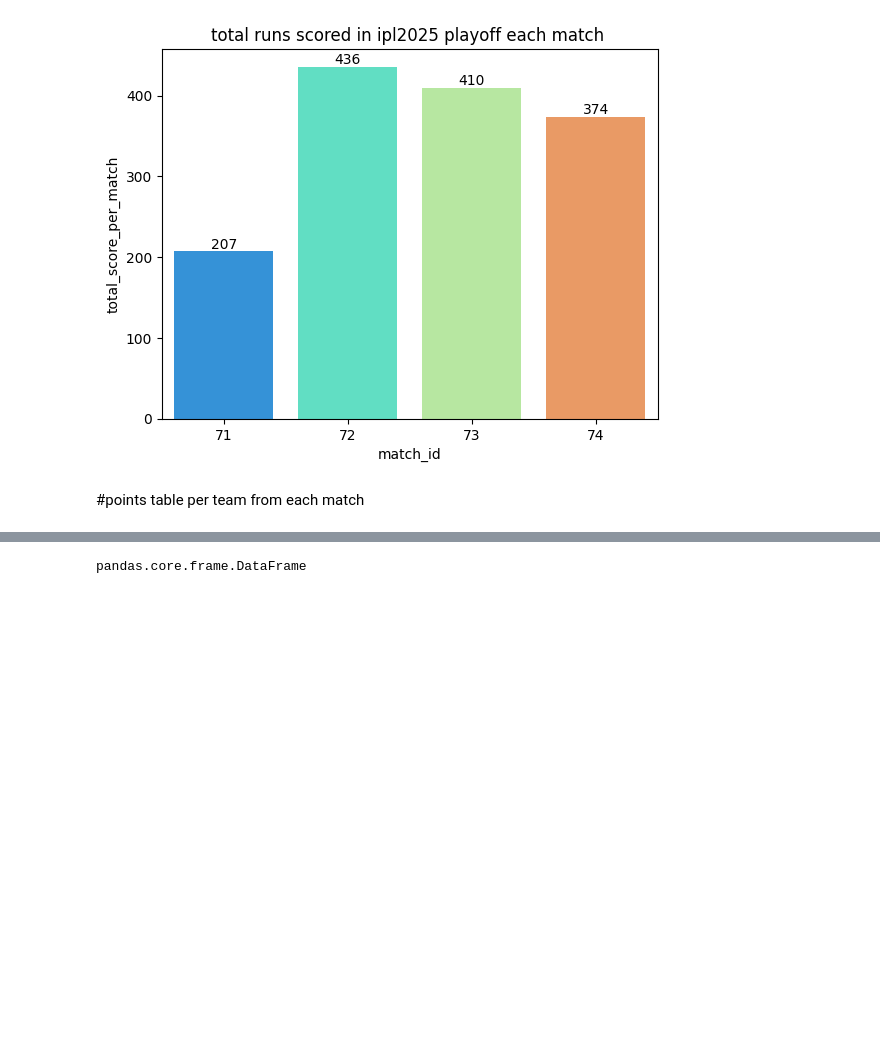
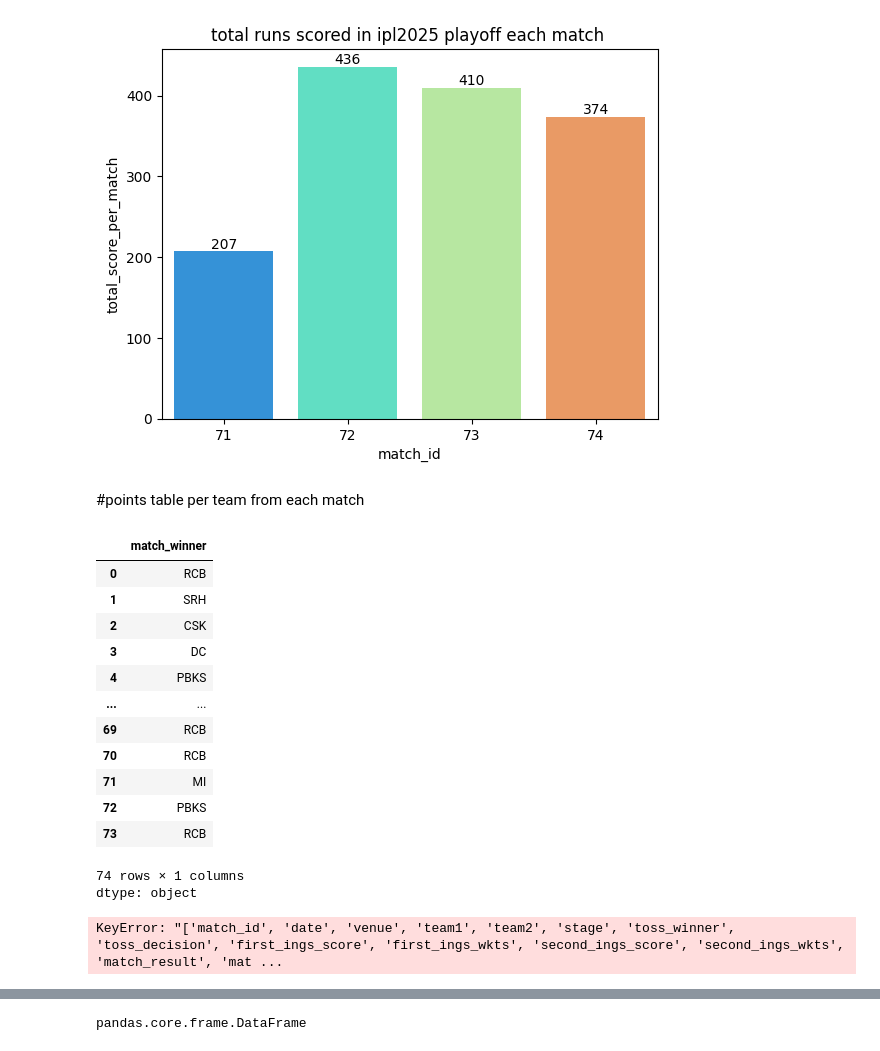
Before and after one commit to ag22042008/data-Science-notebooks, a Jupyter notebook: ipl2025.ipynb, the cells around one changed output, grey strips where cells are left out. Drawn from its saved outputs; the diff is of its cells as text; code cells hidden in the pictures; blank space fills up the shorter version.

```diff
--- a/ipl2025.ipynb
+++ b/ipl2025.ipynb
@@ -271,4 +271,25 @@ for container in ax.containers:
 [figure]
 # %% [markdown]
 #points table per team from each match
+# %%
+ipl2025['match_winner']
+# %% [output]
+|  | match_winner |
+| 0 | RCB |
+| 1 | SRH |
+| 2 | CSK |
+| 3 | DC |
+| 4 | PBKS |
+| ... | ... |
+| 69 | RCB |
+| 70 | RCB |
+| 71 | MI |
+| 72 | PBKS |
+| 73 | RCB |
+74 rows × 1 columns
+dtype: object
+# %%
+ipl5 = ipl2025.drop(ipl2025.tail(5))
+# %% [output]
+KeyError: "['match_id', 'date', 'venue', 'team1', 'team2', 'stage', 'toss_winner', 'toss_decision', 'first_ings_score', 'first_ings_wkts', 'second_ings_score', 'second_ings_wkts', 'match_result', 'mat ...
 # %%
```
Also changed, not shown: parts of 9 cells of this notebook.
